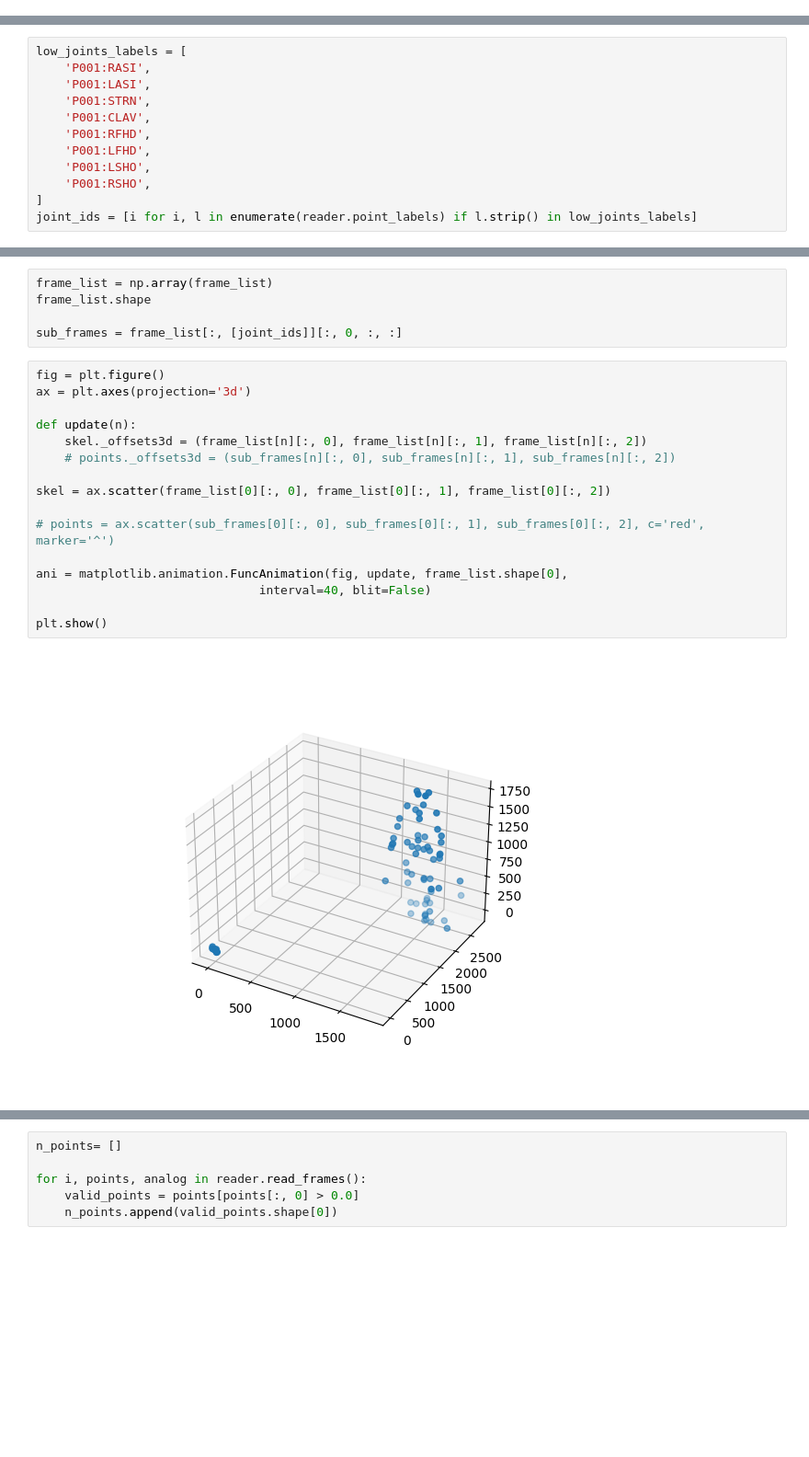
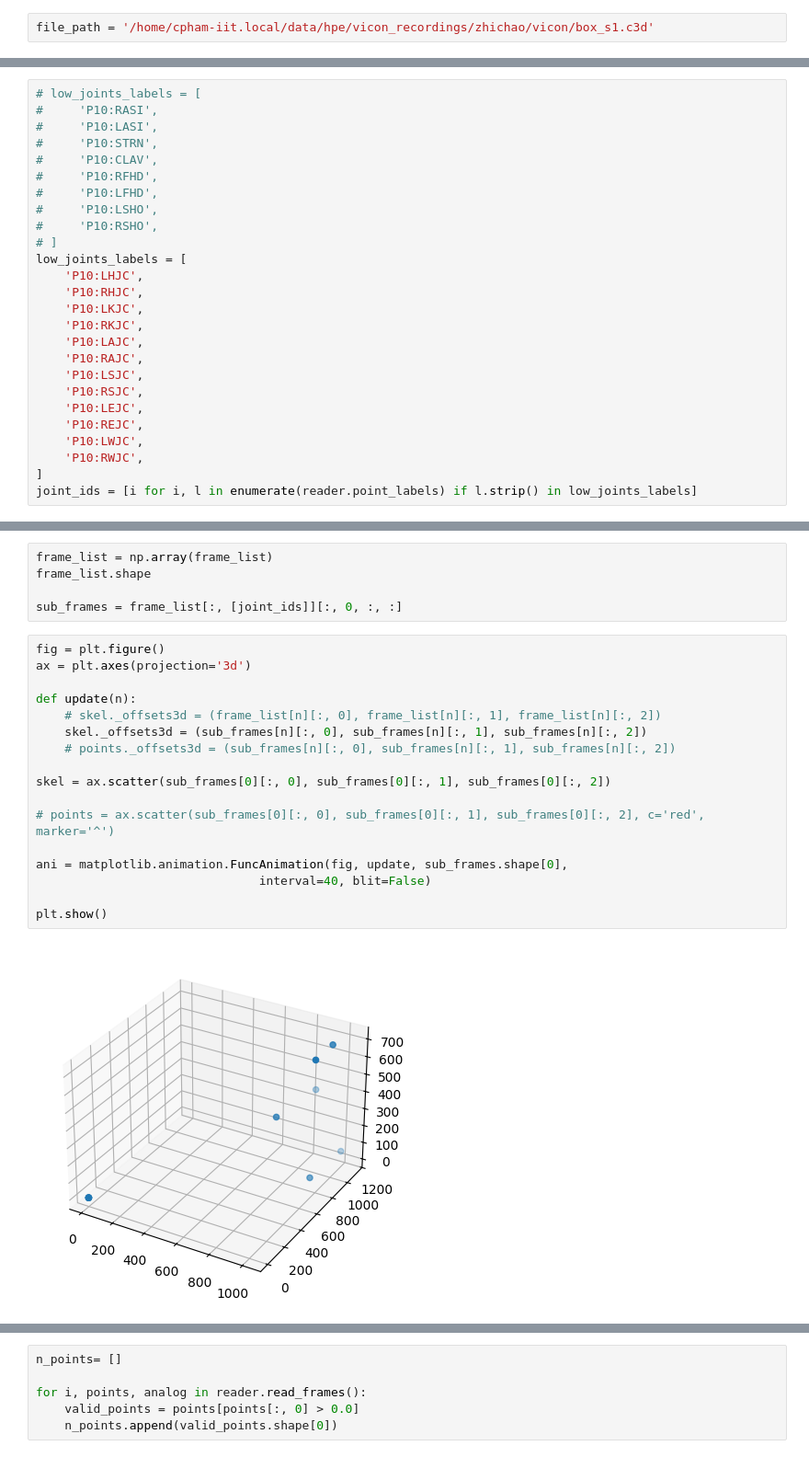
Before and after one commit to event-driven-robotics/hpe-core, a Jupyter notebook: datasets/vicon_processing/notebooks/archive/read_c3d.ipynb, the cells around one changed output, grey strips where cells are left out. Shown: that part at 92% size. Cells and saved outputs as stored; diff of their text form; blank space fills up the shorter version.

```diff
--- a/datasets/vicon_processing/notebooks/archive/read_c3d.ipynb
+++ b/datasets/vicon_processing/notebooks/archive/read_c3d.ipynb
@@ -19,3 +17,5 @@ file_path = '/home/schiavazza/data/hpe/calibtest/1/S1/camera Cal 01.c3d'
+# %%
+file_path = '/home/cpham-iit.local/data/hpe/vicon_recordings/zhichao/vicon/box_s1.c3d'
 # %%
 reader = c3d.Reader(open(file_path, 'rb'))
 for i, points, analog in reader.read_frames():
@@ -48,13 +65,27 @@ print(reader.point_labels)
 # %%
+# low_joints_labels = [
+#     'P10:RASI',
+#     'P10:LASI',
+#     'P10:STRN',
+#     'P10:CLAV',
+#     'P10:RFHD',
+#     'P10:LFHD',
+#     'P10:LSHO',
+#     'P10:RSHO',
+# ]
 low_joints_labels = [
-    'P001:RASI',
-    'P001:LASI',
-    'P001:STRN',
-    'P001:CLAV',
-    'P001:RFHD',
-    'P001:LFHD',
-    'P001:LSHO',
-    'P001:RSHO',
+    'P10:LHJC',
+    'P10:RHJC',
+    'P10:LKJC',
+    'P10:RKJC',
+    'P10:LAJC',
+    'P10:RAJC',
+    'P10:LSJC',
+    'P10:RSJC',
+    'P10:LEJC',
+    'P10:REJC',
+    'P10:LWJC',
+    'P10:RWJC',
 ]
 joint_ids = [i for i, l in enumerate(reader.point_labels) if l.strip() in low_joints_labels]
 # %%
@@ -73,21 +104,22 @@ sub_frames = frame_list[:, [joint_ids]][:, 0, :, :]
 # %%
 fig = plt.figure()
 ax = plt.axes(projection='3d')
 
 def update(n):
-    skel._offsets3d = (frame_list[n][:, 0], frame_list[n][:, 1], frame_list[n][:, 2])
+    # skel._offsets3d = (frame_list[n][:, 0], frame_list[n][:, 1], frame_list[n][:, 2])
+    skel._offsets3d = (sub_frames[n][:, 0], sub_frames[n][:, 1], sub_frames[n][:, 2])
     # points._offsets3d = (sub_frames[n][:, 0], sub_frames[n][:, 1], sub_frames[n][:, 2])
 
-skel = ax.scatter(frame_list[0][:, 0], frame_list[0][:, 1], frame_list[0][:, 2])
+skel = ax.scatter(sub_frames[0][:, 0], sub_frames[0][:, 1], sub_frames[0][:, 2])
 
 # points = ax.scatter(sub_frames[0][:, 0], sub_frames[0][:, 1], sub_frames[0][:, 2], c='red', marker='^')
 
-ani = matplotlib.animation.FuncAnimation(fig, update, frame_list.shape[0],
+ani = matplotlib.animation.FuncAnimation(fig, update, sub_frames.shape[0],
                                interval=40, blit=False)
 
 plt.show()
 # %% [output]
-[figure, old version]
+[figure, new version]
 # %%
 sub_frames.shape
 # %% [output]
```
Also changed, not shown: parts of 10 cells of this notebook, 7 other files.
